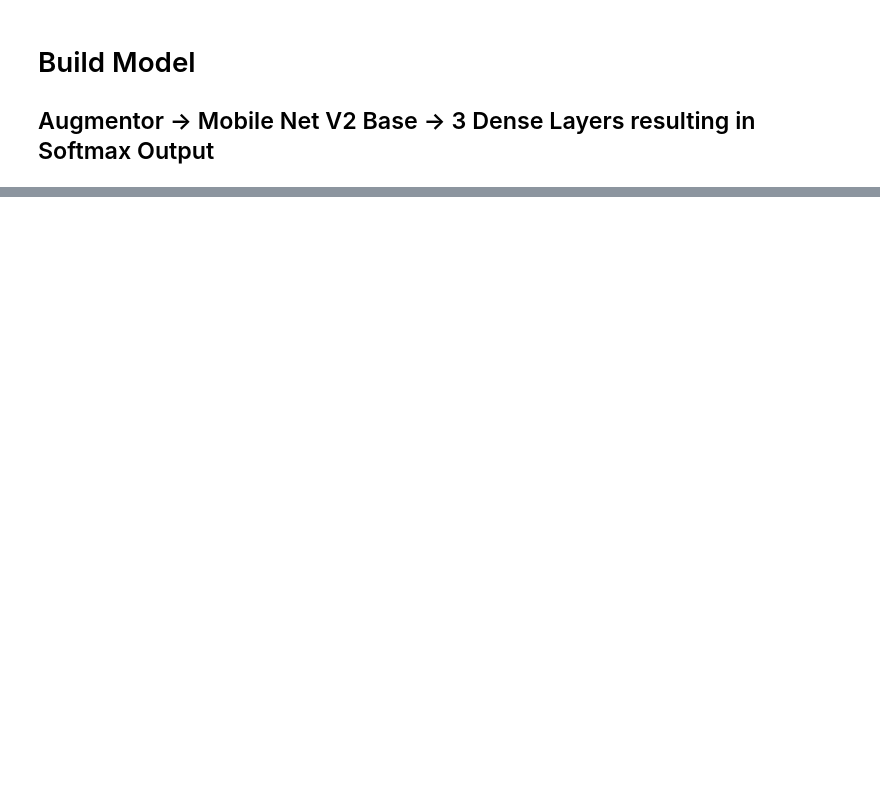
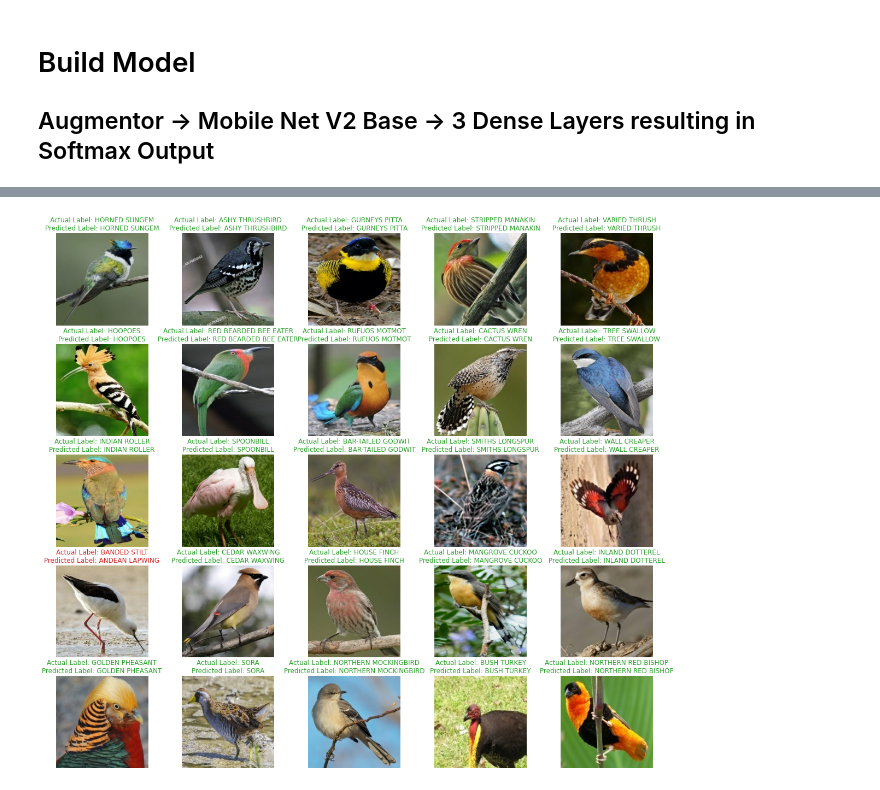
Before and after one commit to Matthew-Weisberg/BirdClassifier, a Jupyter notebook: bird-classifier.ipynb, the cells around one changed output, grey strips where cells are left out. Saved outputs shown, nothing was run; the diff lists cells and outputs as text; code cells hidden in the pictures; blank space fills up the shorter version.

```diff
--- a/bird-classifier.ipynb
+++ b/bird-classifier.ipynb
@@ -276,0 +457,18 @@ ax2.set_ylim([0,1])
+# %%
+plt.figure(figsize=(20, 18))
+
+for images, labels in test.take(1):
+    guesses = np.argmax(model.predict(images), axis=1)
+    for i in range(25):
+        ax = plt.subplot(5, 5, i + 1)
+        plt.imshow(images[i].numpy().astype("uint8"))
+        if guesses[i] == np.argmax(labels[i]):
+            color = 'tab:green'
+        else:
+            color = 'tab:red'
+        plt.title('Actual Label: {}\nPredicted Label: {}'.format(
+                            class_names[np.argmax(labels[i])], class_names[guesses[i]]),
+                 color = color)
+        plt.axis("off")
+# %% [output]
+[figure, added]
```
Also changed, not shown: parts of 27 cells of this notebook.
